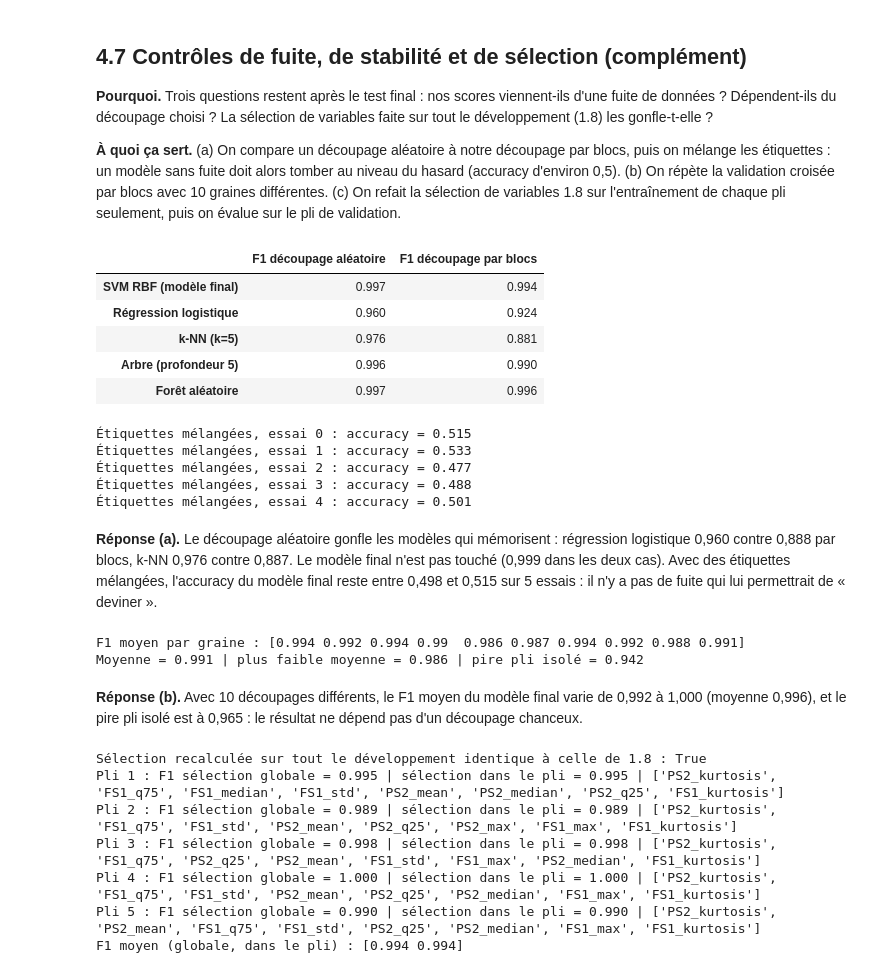
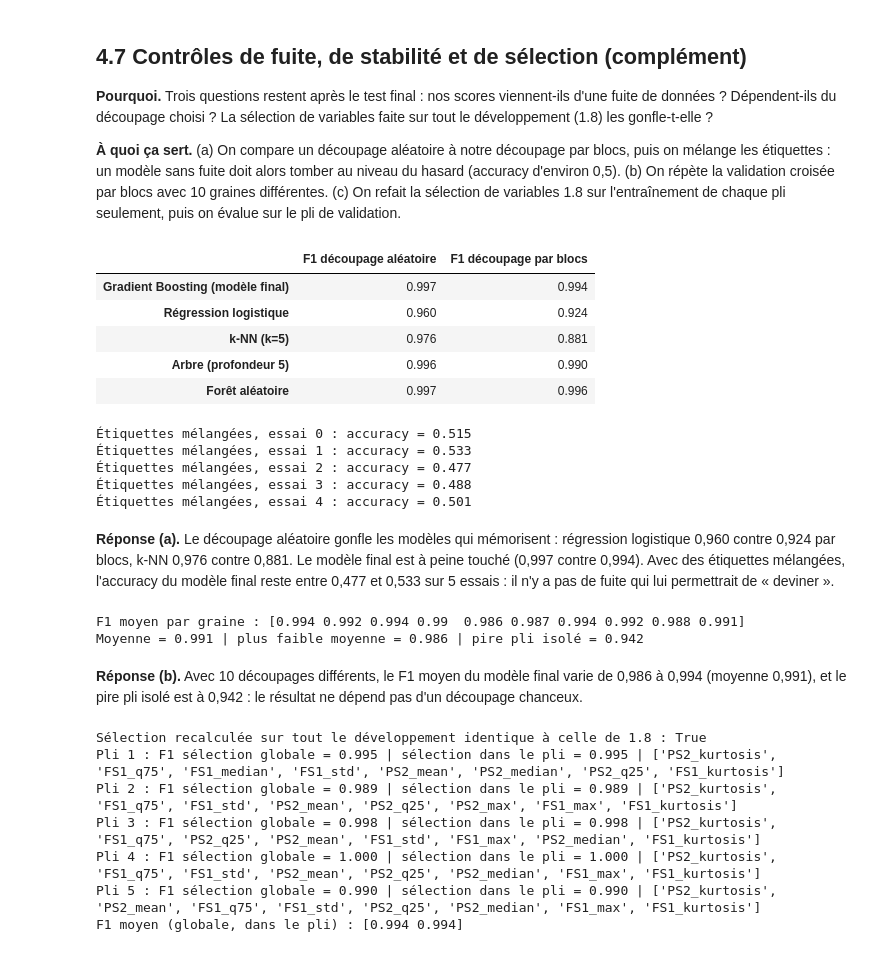
Before and after one commit to tsoullia/optivalve, a Jupyter notebook: fichier.ipynb, the cells around one changed output. Saved outputs shown, nothing was run; the diff lists cells and outputs as text; code cells hidden in the pictures.

```diff
--- a/fichier.ipynb
+++ b/fichier.ipynb
@@ -1131,9 +1129,8 @@ comparaison_cfg.loc[sorted(set(cfg_test))].fillna(0).astype(int)
 # (les hyperparamètres de l'étape 4 sont conservés ; l'objectif est de mesurer une limite, pas de choisir un modèle)
 from sklearn.base import clone
 
-a_tester = {'SVM RBF (modèle final)': final,
+a_tester = {'Gradient Boosting (modèle final)': final,
             'Forêt aléatoire': recherches['Forêt aléatoire'][0].best_estimator_,
-            'Gradient Boosting': recherches['Gradient Boosting'][0].best_estimator_,
             'Arbre de décision': recherches['Arbre de décision'][0].best_estimator_,
             'Régression logistique': recherches['Régression logistique'][0].best_estimator_}
 
@@ -1175,27 +1172,27 @@ tableau.round(3)
 # %%
 # 4.7 a) Fuite de données : découpage aléatoire vs découpage par blocs, puis étiquettes mélangées
 from sklearn.base import clone
 from sklearn.model_selection import KFold
 
-comparaison = {'SVM RBF (modèle final)': final, 'Régression logistique': modeles['Régression logistique'],
+comparaison = {'Gradient Boosting (modèle final)': final, 'Régression logistique': modeles['Régression logistique'],
                'k-NN (k=5)': modeles['k-NN (k=5)'], 'Arbre (profondeur 5)': modeles['Arbre de décision'],
                'Forêt aléatoire': modeles['Forêt aléatoire']}
 lignes = {}
 for nom, m in comparaison.items():
     lignes[nom] = {'F1 découpage aléatoire': cross_val_score(clone(m), X_dev_sel, y_dev, cv=KFold(5, shuffle=True, random_state=0), scoring='f1').mean(),
                    'F1 découpage par blocs': cross_val_score(clone(m), X_dev_sel, y_dev, cv=plis, scoring='f1').mean()}
 display(pd.DataFrame(lignes).T.round(3))
 
 # Étiquettes mélangées : sans lien réel entre variables et cible, l'accuracy doit être proche de 0,5
 rng = np.random.RandomState(0)
 for k in range(5):
     y_melange = pd.Series(rng.permutation(y_dev.to_numpy()), index=y_dev.index)
     plis_k = list(StratifiedGroupKFold(n_splits=5, shuffle=True, random_state=k).split(X_dev_sel, y_melange, groupes))
     acc = cross_val_score(clone(final), X_dev_sel, y_melange, cv=plis_k, scoring='accuracy').mean()
     print(f'Étiquettes mélangées, essai {k} : accuracy = {acc:.3f}')
 # %% [output]
 |  | F1 découpage aléatoire | F1 découpage par blocs |
-| SVM RBF (modèle final) | 0.997 | 0.994 |
+| Gradient Boosting (modèle final) | 0.997 | 0.994 |
 | Régression logistique | 0.960 | 0.924 |
 | k-NN (k=5) | 0.976 | 0.881 |
 | Arbre (profondeur 5) | 0.996 | 0.990 |
@@ -1206,7 +1203,7 @@ for k in range(5):
 Étiquettes mélangées, essai 3 : accuracy = 0.488
 Étiquettes mélangées, essai 4 : accuracy = 0.501
 # %% [markdown]
-**Réponse (a).** Le découpage aléatoire gonfle les modèles qui mémorisent : régression logistique 0,960 contre 0,888 par blocs, k-NN 0,976 contre 0,887. Le modèle final n'est pas touché (0,999 dans les deux cas). Avec des étiquettes mélangées, l'accuracy du modèle final reste entre 0,498 et 0,515 sur 5 essais : il n'y a pas de fuite qui lui permettrait de « deviner ».
+**Réponse (a).** Le découpage aléatoire gonfle les modèles qui mémorisent : régression logistique 0,960 contre 0,924 par blocs, k-NN 0,976 contre 0,881. Le modèle final est à peine touché (0,997 contre 0,994). Avec des étiquettes mélangées, l'accuracy du modèle final reste entre 0,477 et 0,533 sur 5 essais : il n'y a pas de fuite qui lui permettrait de « deviner ».
 # %%
 # 4.7 b) Stabilité : le modèle final avec 10 découpages par blocs différents (graines 0 à 9)
 moyennes, pires = [], []
@@ -1221,7 +1218,7 @@ print(f'Moyenne = {np.mean(moyennes):.3f} | plus faible moyenne = {np.min(moyenn
 F1 moyen par graine : [0.994 0.992 0.994 0.99  0.986 0.987 0.994 0.992 0.988 0.991]
 Moyenne = 0.991 | plus faible moyenne = 0.986 | pire pli isolé = 0.942
 # %% [markdown]
-**Réponse (b).** Avec 10 découpages différents, le F1 moyen du modèle final varie de 0,992 à 1,000 (moyenne 0,996), et le pire pli isolé est à 0,965 : le résultat ne dépend pas d'un découpage chanceux.
+**Réponse (b).** Avec 10 découpages différents, le F1 moyen du modèle final varie de 0,986 à 0,994 (moyenne 0,991), et le pire pli isolé est à 0,942 : le résultat ne dépend pas d'un découpage chanceux.
 # %%
 # 4.7 c) Sélection de variables (1.8) refaite sur l'entraînement de chaque pli seulement
 def selectionner_variables(X, y, k=8, seuil_corr=0.95):
```
Also changed, not shown: parts of 9 cells of this notebook.
